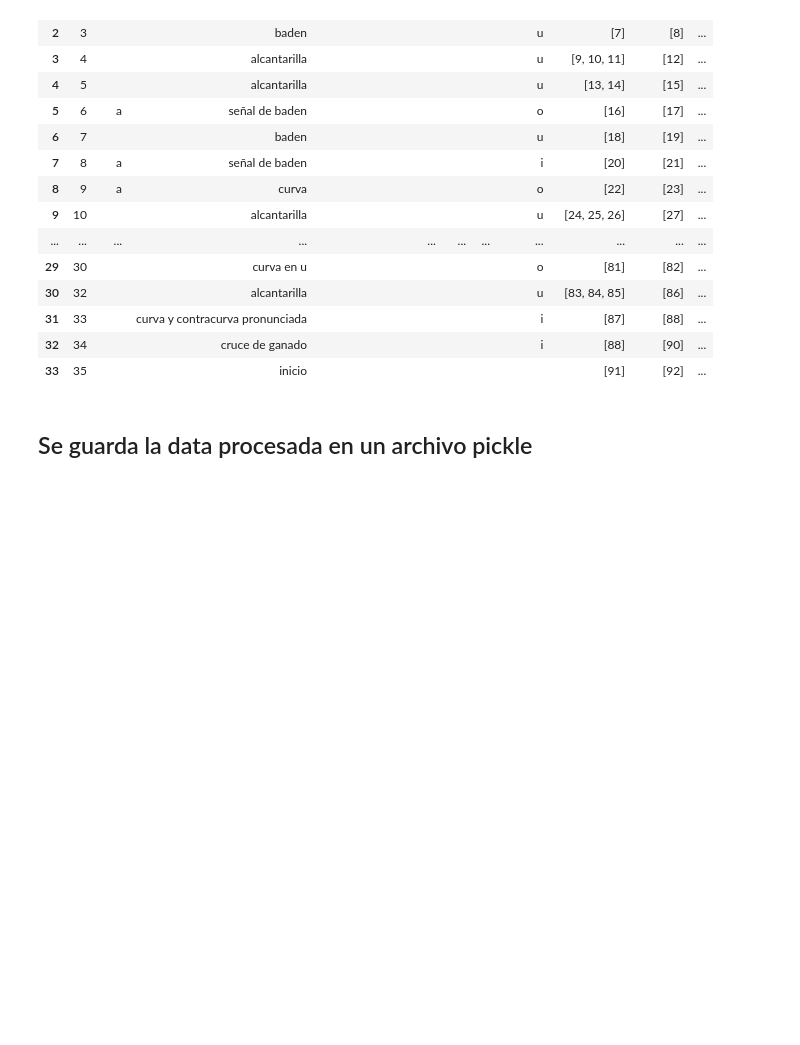
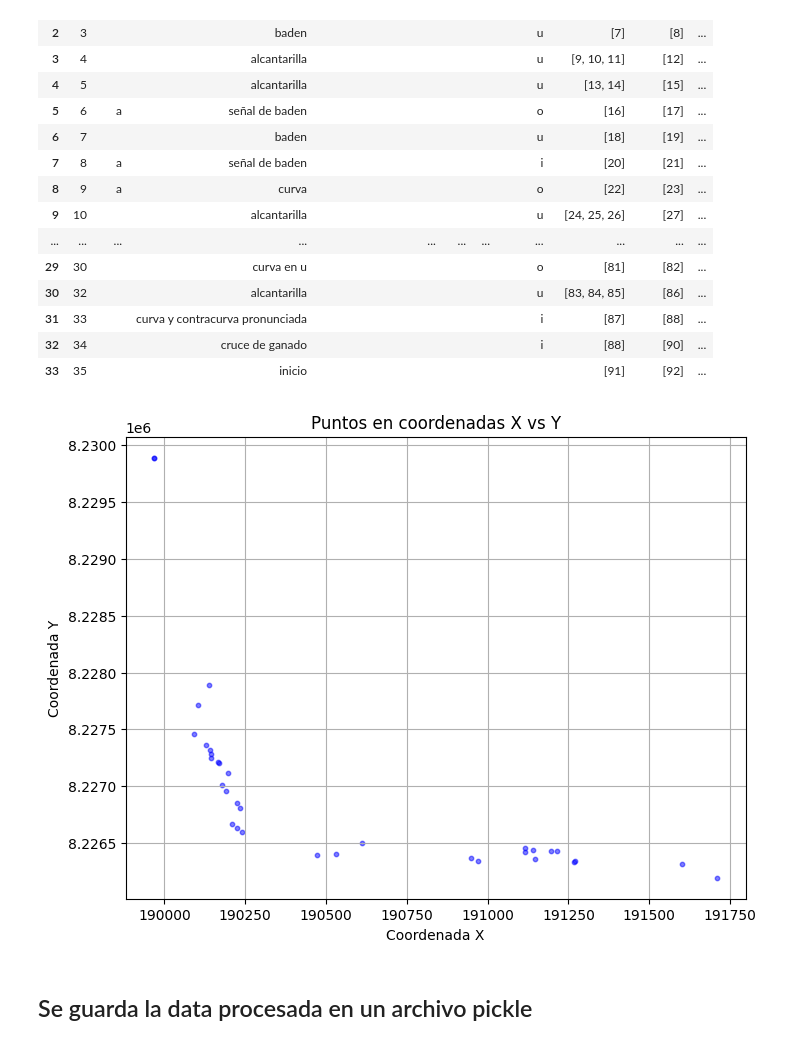
Before and after one commit to eder3232/ivp-inventario-fotos-gps-r0405148, a Jupyter notebook: src/200_process_data.ipynb, the cells around one changed output. Saved outputs shown, nothing was run; the diff lists cells and outputs as text; code cells hidden in the pictures; blank space fills up the shorter version.

```diff
--- a/src/200-process-data.ipynb
+++ b/src/200_process_data.ipynb
@@ -440,6 +441,17 @@ display(HTML(html))
 | 31 | 33 |  | curva y contracurva pronunciada |  |  |  | i | [87] | [88] | ... |
 | 32 | 34 |  | cruce de ganado |  |  |  | i | [88] | [90] | ... |
 | 33 | 35 |  | inicio |  |  |  |  | [91] | [92] | ... |
+# %%
+# Suponiendo que tu dataframe se llama df y que las columnas se llaman 'x' y 'y'
+plt.figure(figsize=(8,6))  # Ajusta el tamaño de la figura a tu gusto
+plt.scatter(df_union['x'], df_union['y'], s=10, c='blue', alpha=0.5)  # s: tamaño de los puntos, c: color, alpha: transparencia
+plt.xlabel('Coordenada X')
+plt.ylabel('Coordenada Y')
+plt.title('Puntos en coordenadas X vs Y')
+plt.grid(True)
+plt.show()
+# %% [output]
+[figure, added]
 # %% [markdown]
 ## Se guarda la data procesada en un archivo pickle
 # %%
```
Also changed, not shown: parts of 4 cells of this notebook, 16 other files.
